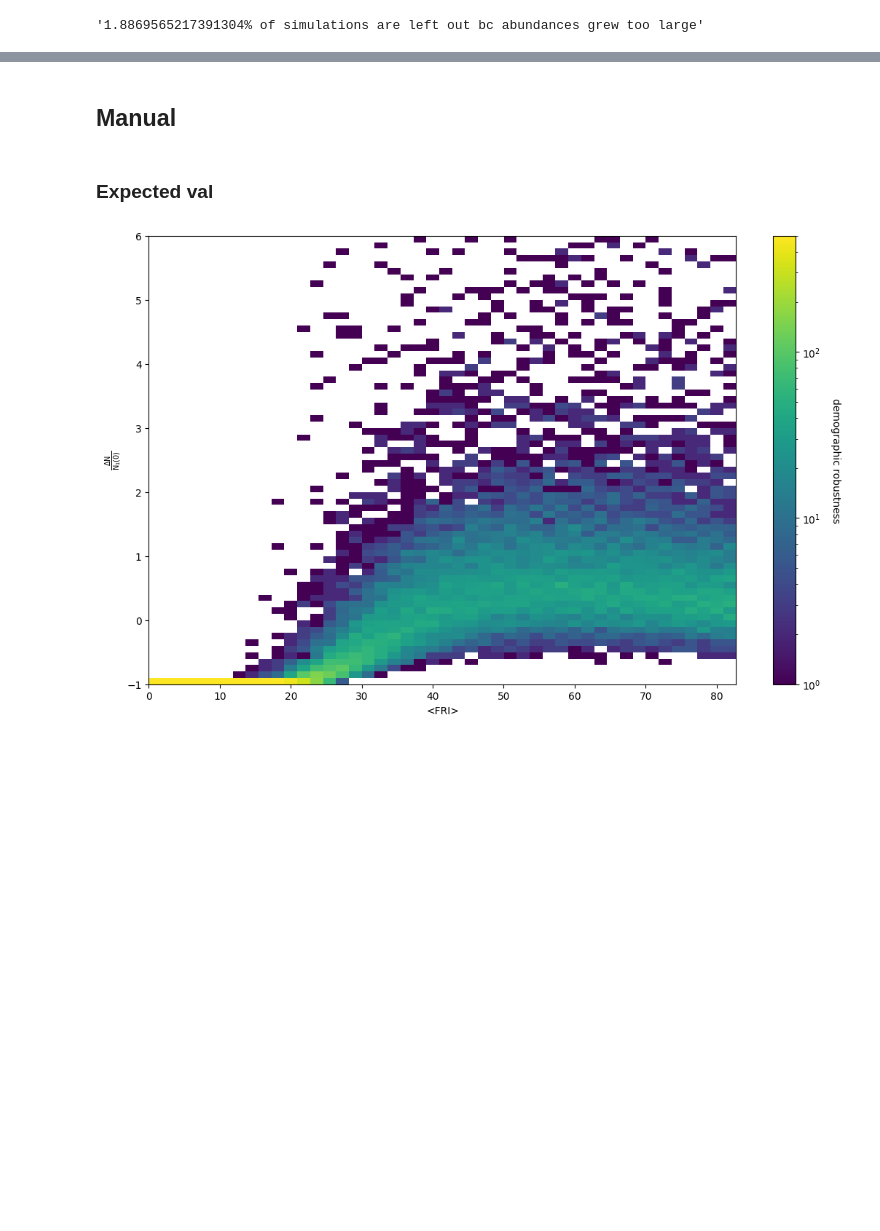
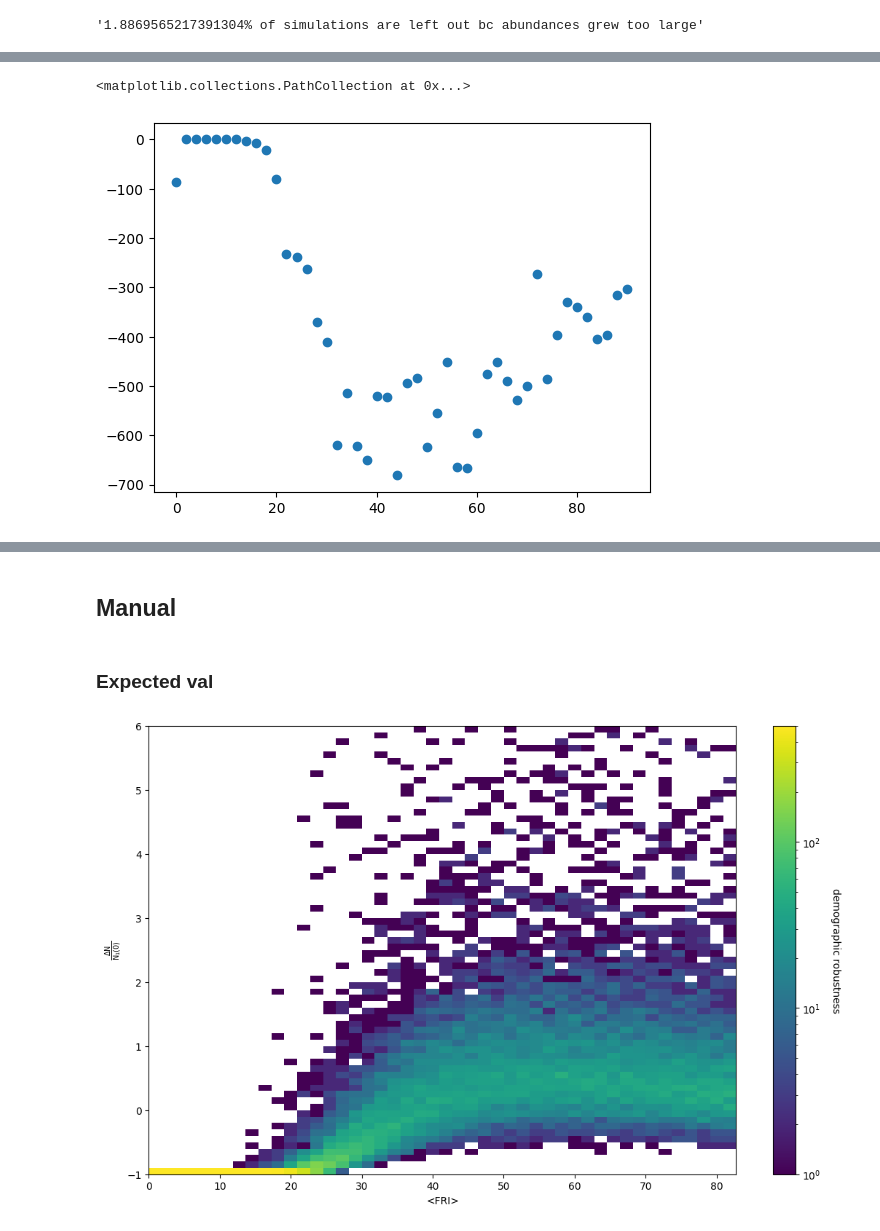
Before and after one commit to patricklawton/TecateCypress, a Jupyter notebook: sensitivity/viz.ipynb, the cells around one changed output, grey strips where cells are left out. Cells and saved outputs as stored; diff of their text form; code cells hidden in the pictures; blank space fills up the shorter version.

```diff
--- a/sensitivity/viz.ipynb
+++ b/sensitivity/viz.ipynb
@@ -102,0 +96,5 @@ for job_i, job in enumerate(jobs):
+# %%
+plt.scatter(b_vec, decay_rates)
+# %% [output]
+<matplotlib.collections.PathCollection at 0x...>
+[figure, added]
```
Also changed, not shown: parts of 7 cells of this notebook, 8 other files.
